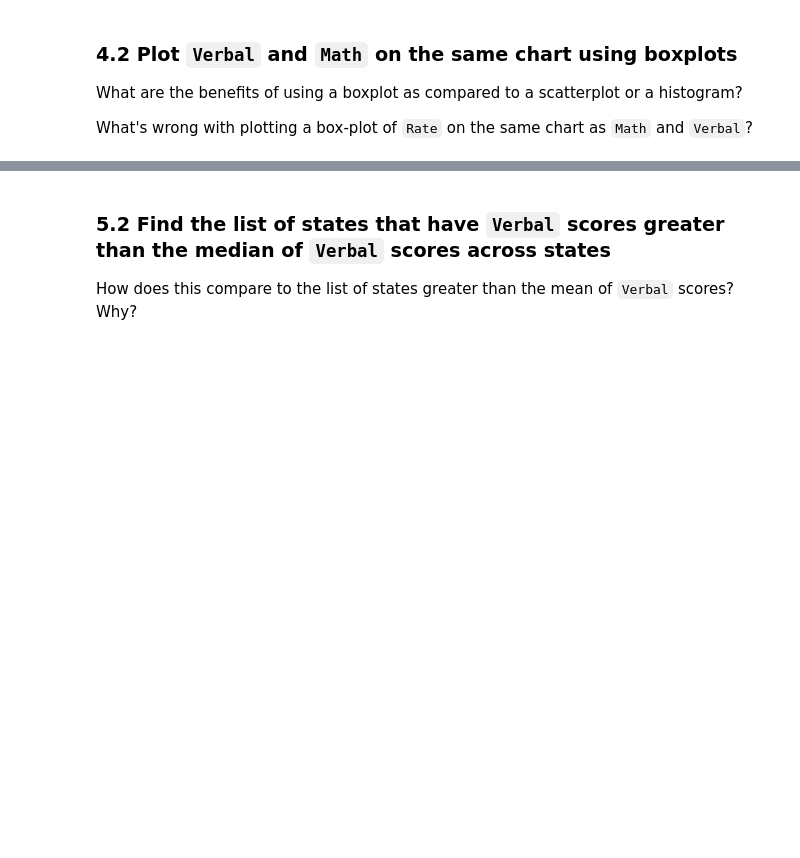
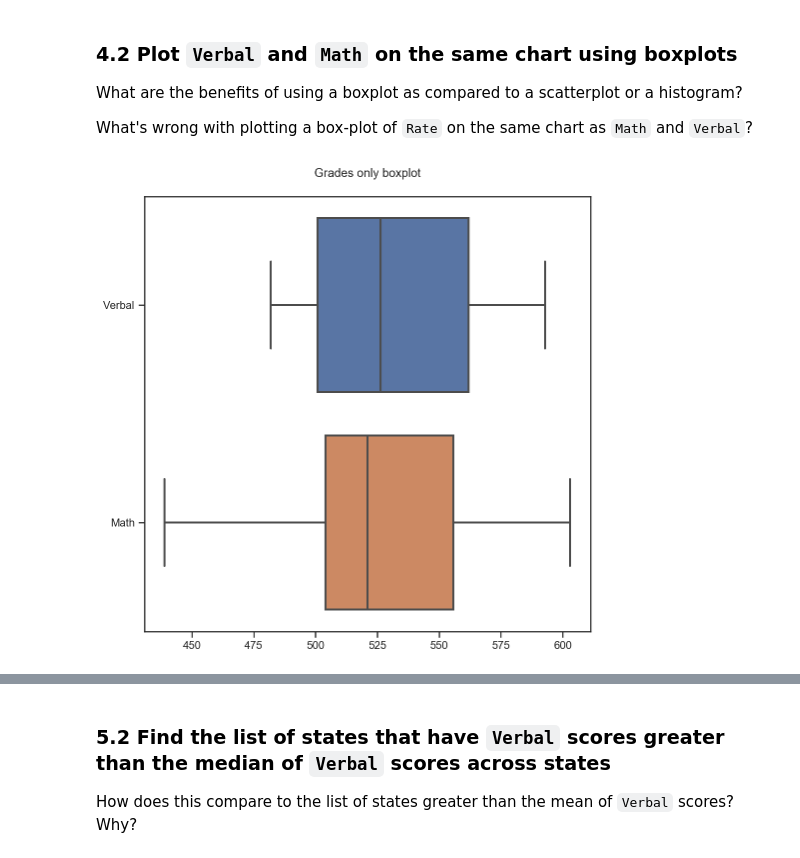
Before and after one commit to a3o1m2/DSI11-lessons, a Jupyter notebook: projects/project-2/project-02-v2-starter-code.ipynb, the cells around one changed output, grey strips where cells are left out. Saved outputs shown, nothing was run; the diff lists cells and outputs as text; code cells hidden in the pictures; blank space fills up the shorter version.

```diff
--- a/projects/project-2/project-02-v2-starter-code.ipynb
+++ b/projects/project-2/project-02-v2-starter-code.ipynb
@@ -111,3 +210,16 @@ http://pandas.pydata.org/pandas-docs/stable/visualization.html
 What are the benefits of using a boxplot as compared to a scatterplot or a histogram?
 
 What's wrong with plotting a box-plot of `Rate` on the same chart as `Math` and `Verbal`?
+# %%
+fig, ax = plt.subplots(figsize=(8,8))
+
+sns.boxplot(data=sats[['Verbal','Math']], orient='h', fliersize=5, linewidth=2, ax=ax)
+ax.set_title('Grades only boxplot\n')
+plt.show()
+
+# A boxplot is a standardized way of displaying the distribution of data based on:
+# 'Minimum' = Q1-1.5IQR, first quartile (Q1), median, third quartile (Q3), and 'Maximum' = Q3+1.5IQR.
+# So tells you how tightly your data is grouped and if it's skewed.
+# It also shows you if outliers (ie, outside the Min, Max whiskers) exist, and how they're distributed as well.
+# %% [output]
+[figure, added]
```
Also changed, not shown: parts of 11 cells of this notebook, 4 other files.
